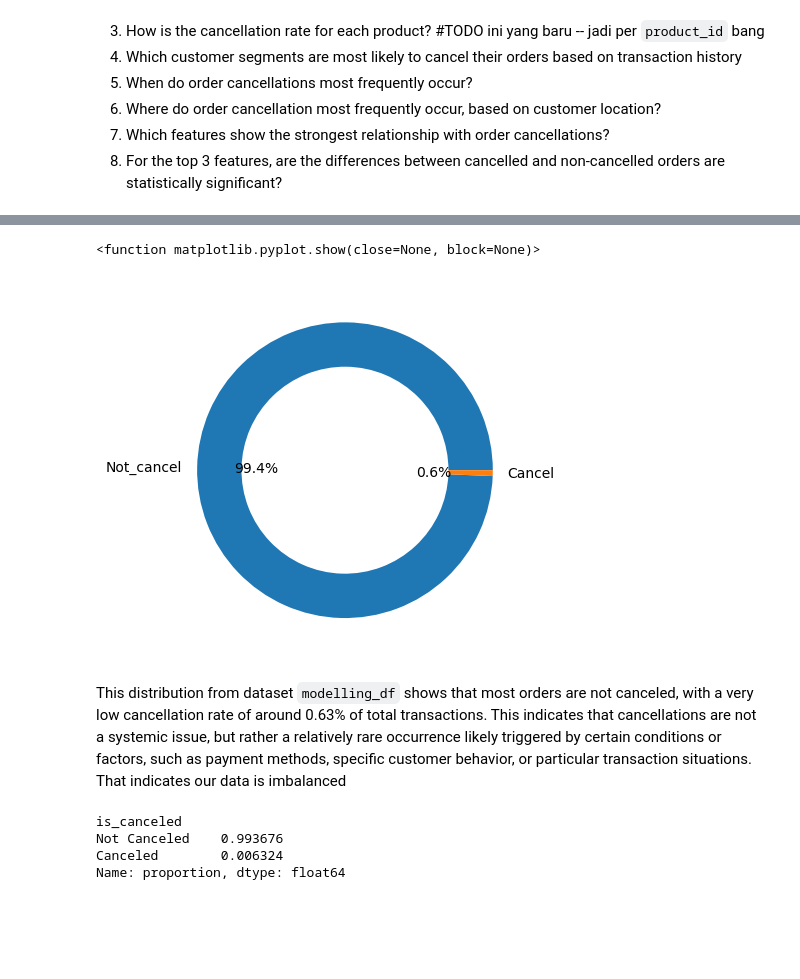
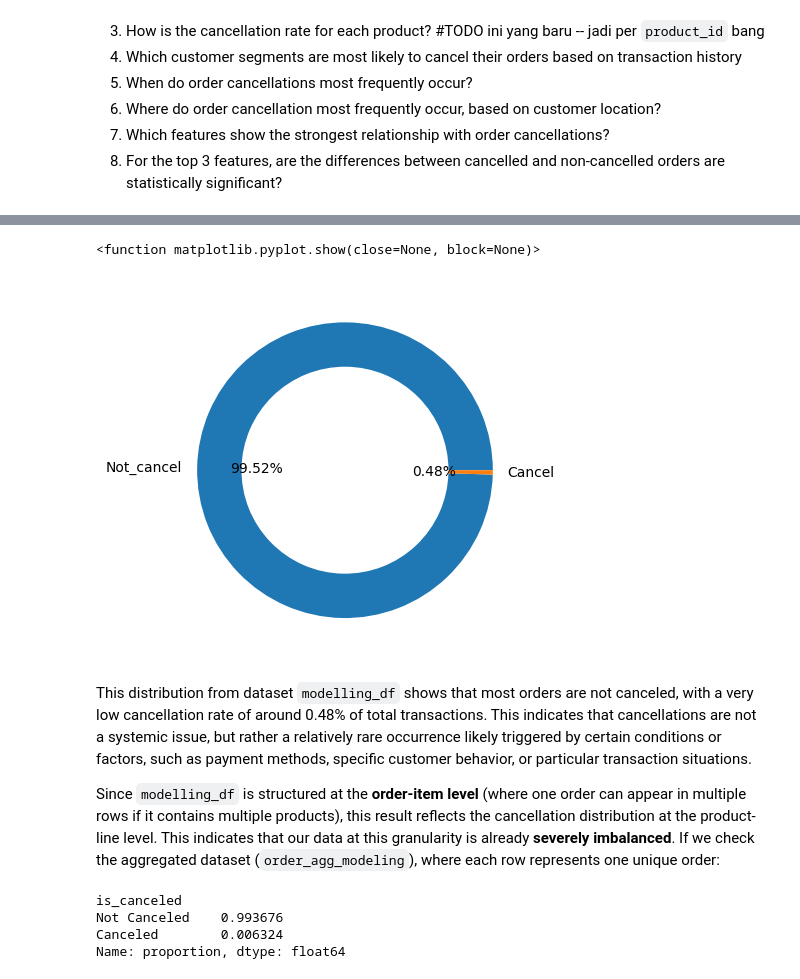
Before and after one commit to FTDS-assignment-bay/p2-final-project-ftds-051-rmt-group-001, a Jupyter notebook: EDA/EDA ver_1.ipynb, the cells around one changed output, grey strips where cells are left out. Cells and saved outputs as stored; diff of their text form; code cells hidden in the pictures; blank space fills up the shorter version.

Commit message:
Add data cleaning process and minor edit on EDA question 1

```diff
--- a/EDA/EDA ver_1.ipynb
+++ b/EDA/EDA ver_1.ipynb
@@ -117,0 +286,2 @@ Note that there are some customers with multiple orders on the dataset. Perhaps
+# %%
+df = df.drop(columns=['shipping_limit_date'], axis = 1)
@@ -117,0 +314,2 @@ Note that there are some customers with multiple orders on the dataset. Perhaps
+# %%
+df = df.dropna(subset=['payment_sequential']) # since other columns follows
@@ -117,0 +353,5 @@ Note that there are some customers with multiple orders on the dataset. Perhaps
+# %%
+df = df.dropna(subset=['product_name_lenght']) # since other columns follows
+
+# recheck missing
+df.isna().sum()
@@ -117,0 +378,5 @@ Note that there are some customers with multiple orders on the dataset. Perhaps
+# %%
+df = df.dropna(subset=['product_weight_g']) # since other columns suspected to follows
+
+# recheck missing
+df.isna().sum()
@@ -152,18 +550,20 @@ Name: proportion, dtype: float64
 # %%
 # Pie chart for DF_Modeling
 plt.pie(
     cancel_rate_df.values,
     labels= ["Not_cancel","Cancel"],
-    autopct="%1.1f%%",
+    autopct="%1.2f%%", # show 2 numbers after decimal
     explode=[0,0],
     wedgeprops={'width':0.3}
 )
 plt.show
 # %% [output]
 <function matplotlib.pyplot.show(close=None, block=None)>
-[figure, old version]
+[figure, new version]
 # %% [markdown]
-This distribution from dataset `modelling_df` shows that most orders are not canceled, with a very low cancellation rate of around 0.63% of total transactions. This indicates that cancellations are not a systemic issue, but rather a relatively rare occurrence likely triggered by certain conditions or factors, such as payment methods, specific customer behavior, or particular transaction situations. That indicates our data is imbalanced
+This distribution from dataset `modelling_df` shows that most orders are not canceled, with a very low cancellation rate of around 0.48% of total transactions. This indicates that cancellations are not a systemic issue, but rather a relatively rare occurrence likely triggered by certain conditions or factors, such as payment methods, specific customer behavior, or particular transaction situations.
+
+Since `modelling_df` is structured at the **order-item level** (where one order can appear in multiple rows if it contains multiple products), this result reflects the cancellation distribution at the product-line level. This indicates that our data at this granularity is already **severely imbalanced**. If we check the aggregated dataset (`order_agg_modeling`), where each row represents one unique order:
 # %%
 # overall cancel rate for DF_Agg
 cancel_rate_agg= (
```
Also changed, not shown: parts of 75 cells of this notebook.
